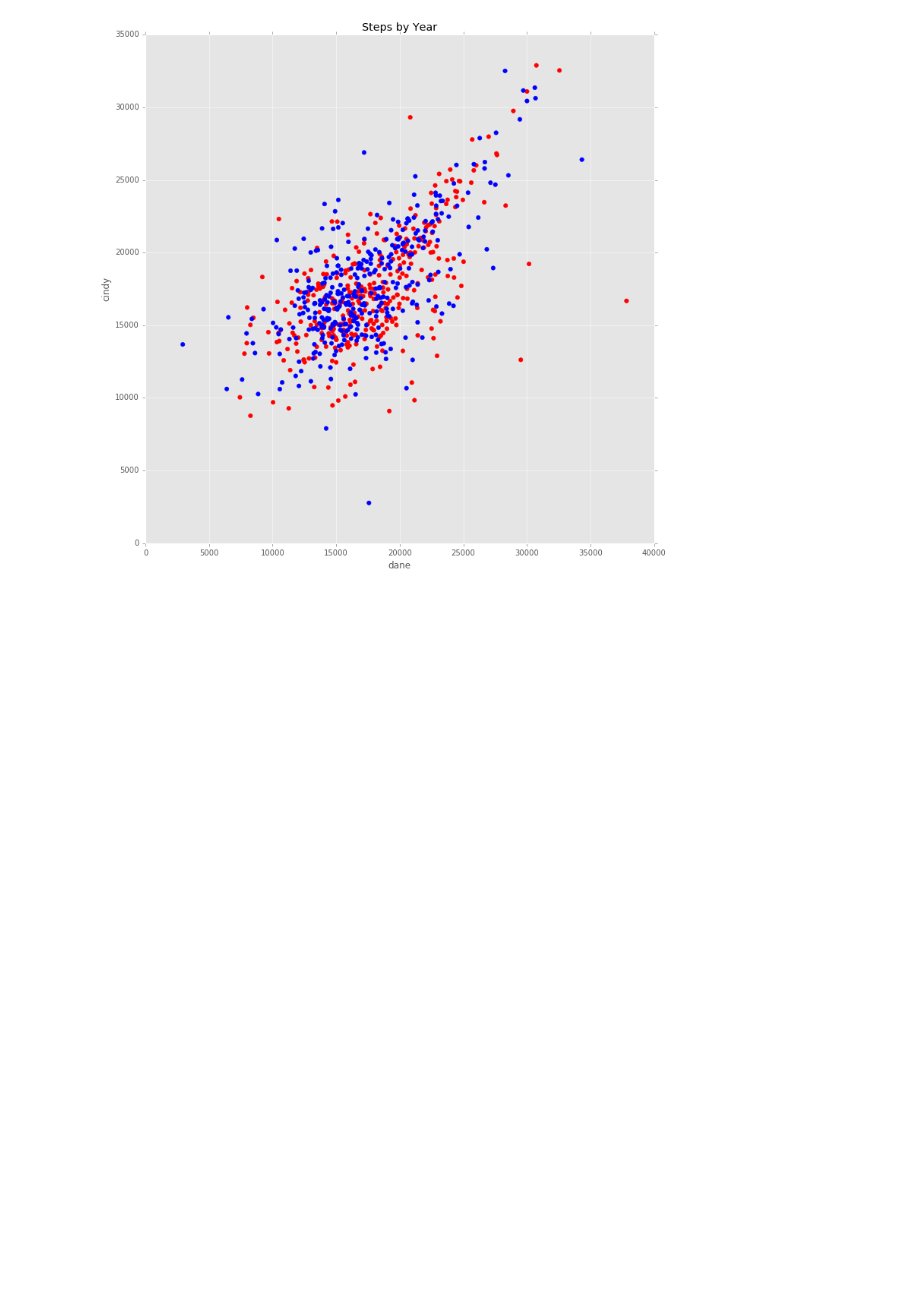
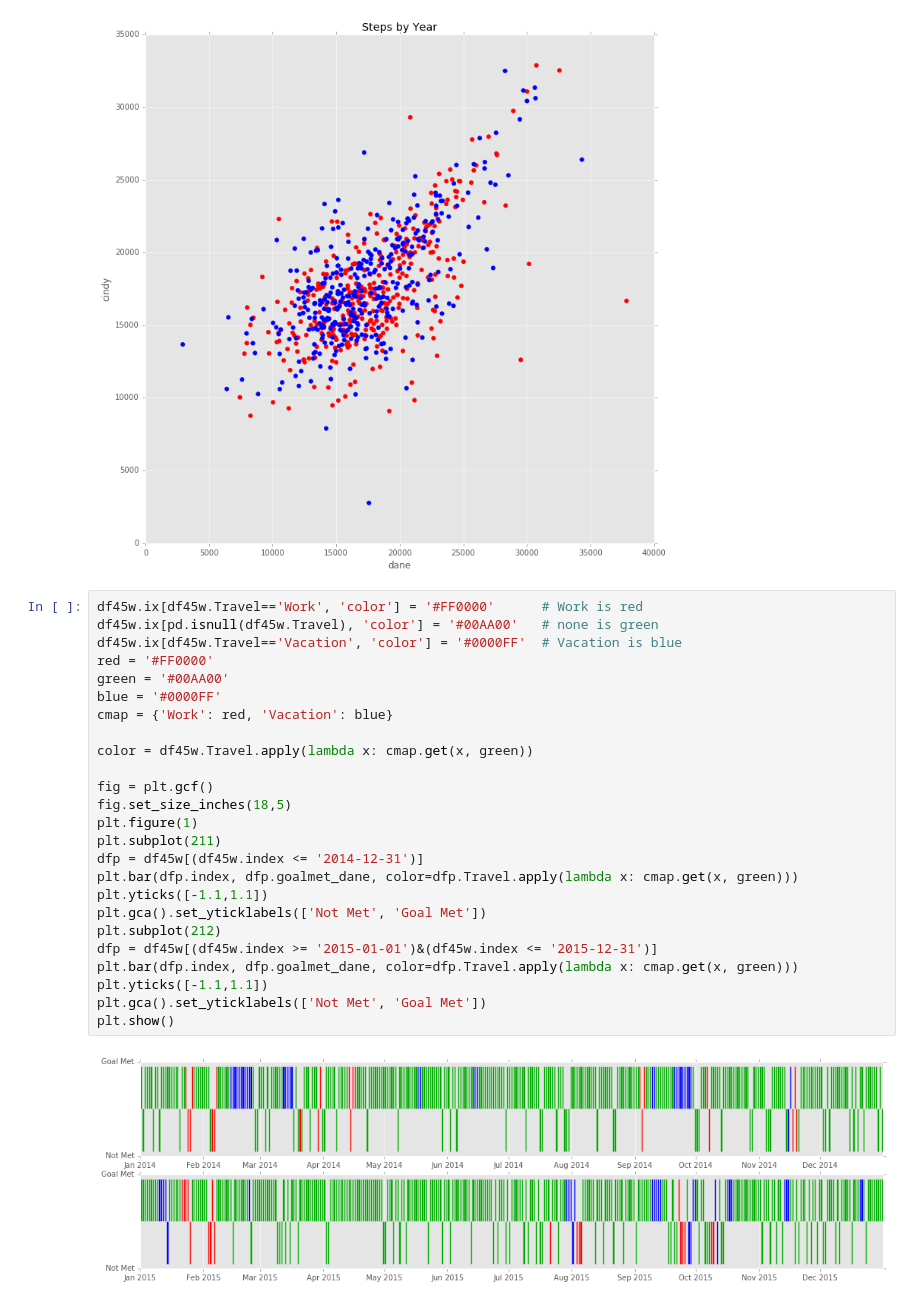
Before and after one commit to danecollins/fitbit, a Jupyter notebook: fb_eda.ipynb, the cells around one changed output. Saved outputs shown, nothing was run; the diff lists cells and outputs as text; blank space fills up the shorter version.

```diff
--- a/fb_eda.ipynb
+++ b/fb_eda.ipynb
@@ -151,3 +151,30 @@ plt.ylabel('cindy')
 # %% [output]
 <matplotlib.text.Text at 0x...>
 [figure]
+# %%
+df45w.ix[df45w.Travel=='Work', 'color'] = '#FF0000'      # Work is red
+df45w.ix[pd.isnull(df45w.Travel), 'color'] = '#00AA00'   # none is green
+df45w.ix[df45w.Travel=='Vacation', 'color'] = '#0000FF'  # Vacation is blue
+red = '#FF0000'
+green = '#00AA00'
+blue = '#0000FF'
+cmap = {'Work': red, 'Vacation': blue}
+
+color = df45w.Travel.apply(lambda x: cmap.get(x, green))
+
+fig = plt.gcf()
+fig.set_size_inches(18,5)
+plt.figure(1)
+plt.subplot(211)
+dfp = df45w[(df45w.index <= '2014-12-31')]
+plt.bar(dfp.index, dfp.goalmet_dane, color=dfp.Travel.apply(lambda x: cmap.get(x, green)))
+plt.yticks([-1.1,1.1])
+plt.gca().set_yticklabels(['Not Met', 'Goal Met'])
+plt.subplot(212)
+dfp = df45w[(df45w.index >= '2015-01-01')&(df45w.index <= '2015-12-31')]
+plt.bar(dfp.index, dfp.goalmet_dane, color=dfp.Travel.apply(lambda x: cmap.get(x, green)))
+plt.yticks([-1.1,1.1])
+plt.gca().set_yticklabels(['Not Met', 'Goal Met'])
+plt.show()
+# %% [output]
+[figure, added]
```
Also changed, not shown: parts of 2 cells of this notebook.
